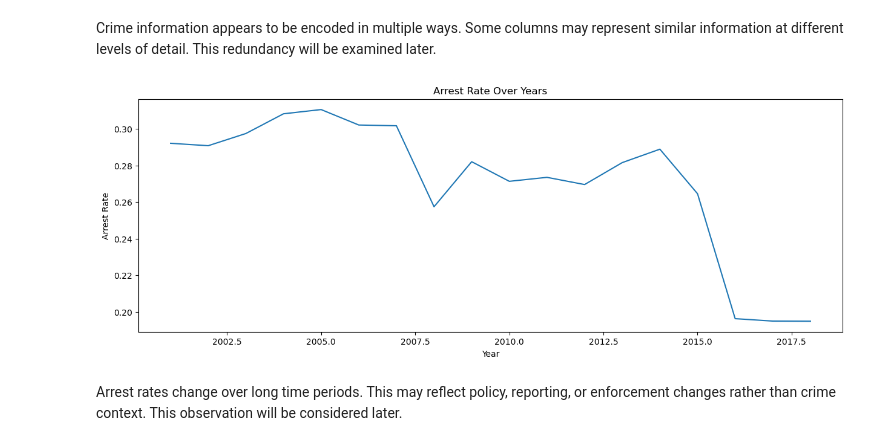
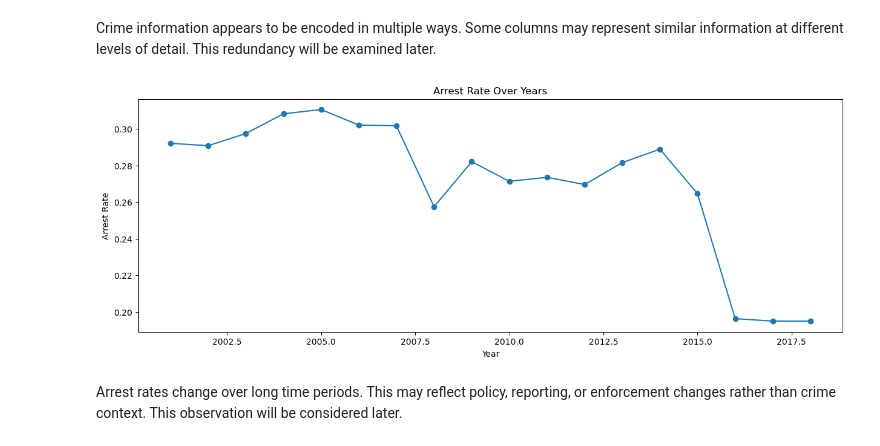
Before and after one commit to cherifaBenGhorbel/chicago_crimes-2001-2018-, a Jupyter notebook: notebooks/01_EDA.ipynb, the cells around one changed output. Cells and saved outputs as stored; diff of their text form; code cells hidden in the pictures.

```diff
--- a/notebooks/01_EDA.ipynb
+++ b/notebooks/01_EDA.ipynb
@@ -183,12 +205,12 @@ Some columns may represent similar information at different levels of detail.
 This redundancy will be examined later.
 # %%
 # this visualization is about arrests rate grouped by year
-df.groupby('Year')['Arrest'].mean().plot(figsize=(15,5))
+df.groupby('Year')['Arrest'].mean().plot(figsize=(15,5), marker='o')
 plt.title("Arrest Rate Over Years")
 plt.ylabel("Arrest Rate")
 plt.show()
 # %% [output]
-[figure, old version]
+[figure, new version]
 # %% [markdown]
 Arrest rates change over long time periods.
 This may reflect policy, reporting, or enforcement changes rather than crime context.
```
Also changed, not shown: parts of 15 cells of this notebook.
